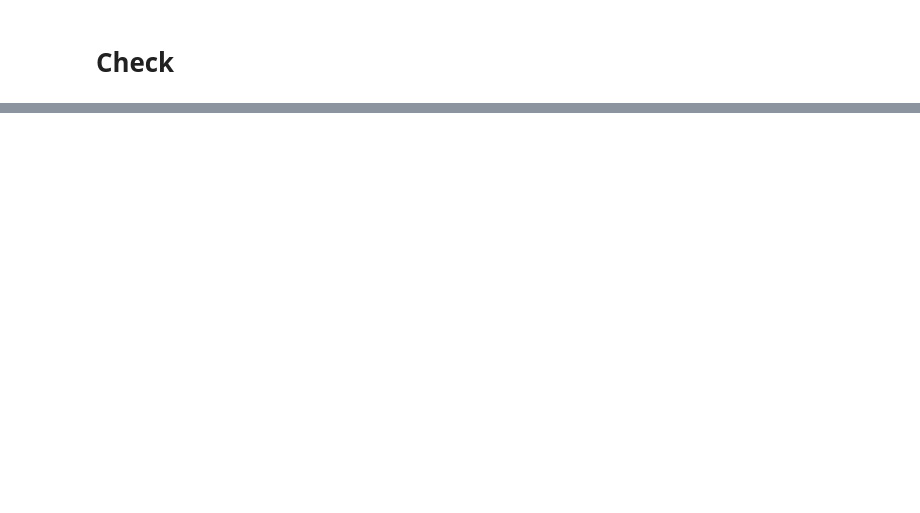
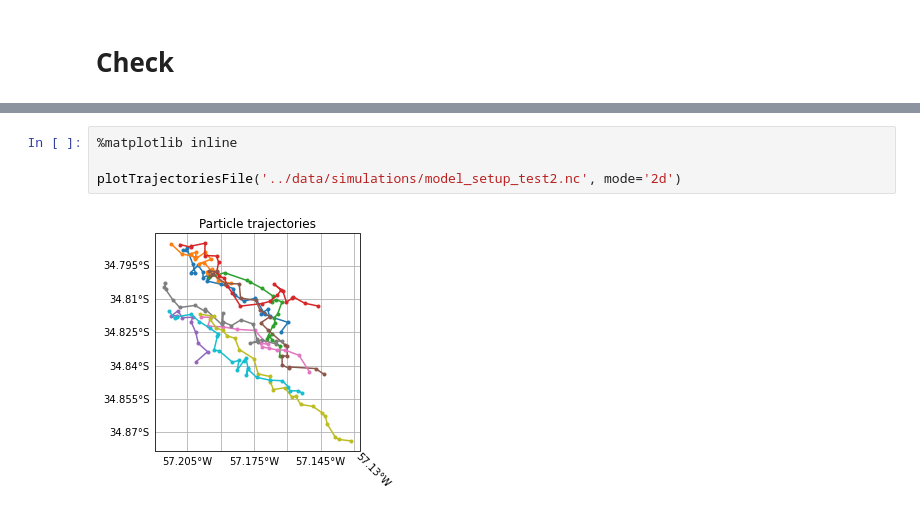
Before and after one commit to OceanParcels/BayesianAnalysis_SouthAtlantic, a Jupyter notebook: notebooks/model_setup.ipynb, the cells around one changed output, grey strips where cells are left out. Drawn from its saved outputs; the diff is of its cells as text; blank space fills up the shorter version.

```diff
--- a/notebooks/model_setup.ipynb
+++ b/notebooks/model_setup.ipynb
@@ -228,0 +281,6 @@ ax.plot(particles['lon'].T, particles['lat'].T);
+# %%
+%matplotlib inline
+
+plotTrajectoriesFile('../data/simulations/model_setup_test2.nc', mode='2d')
+# %% [output]
+[figure, added]
```
Also changed, not shown: parts of 28 cells of this notebook, 1 other file.
